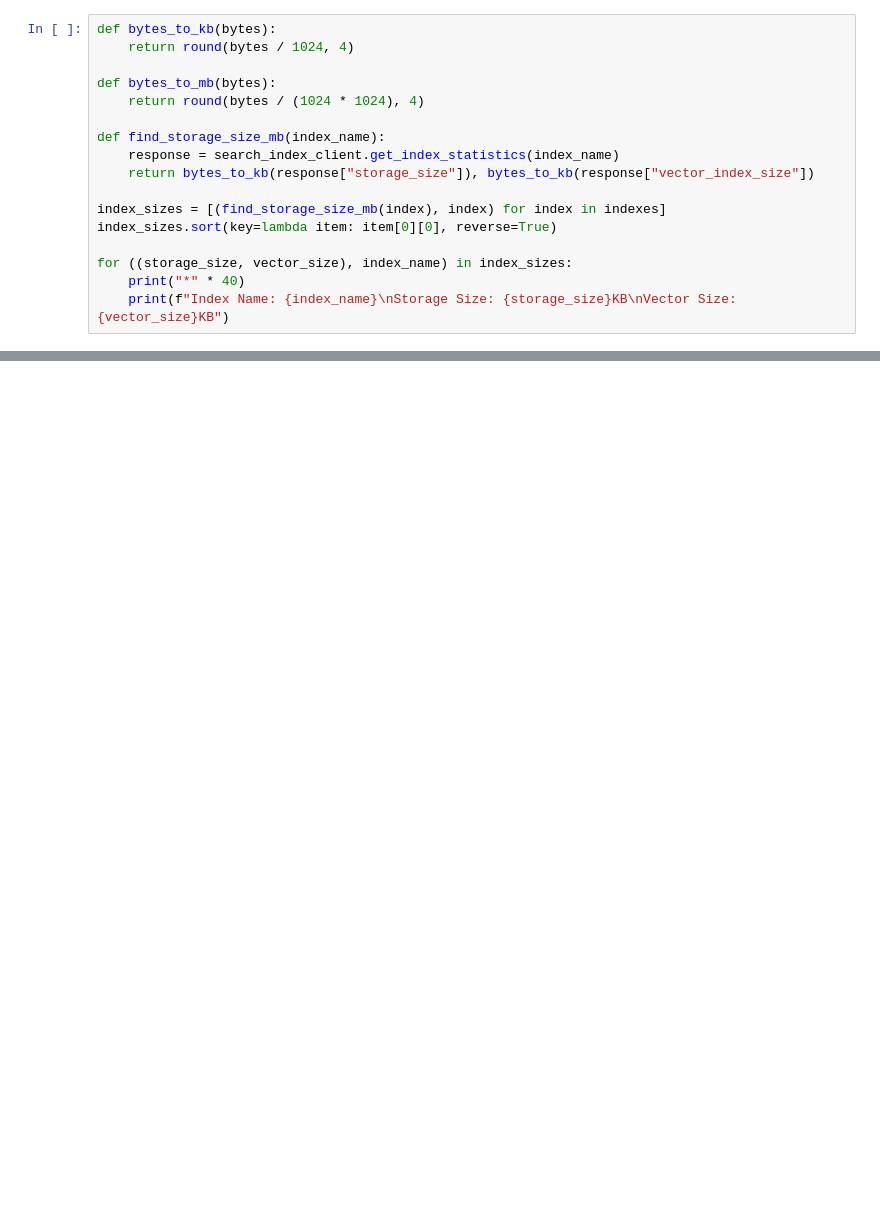
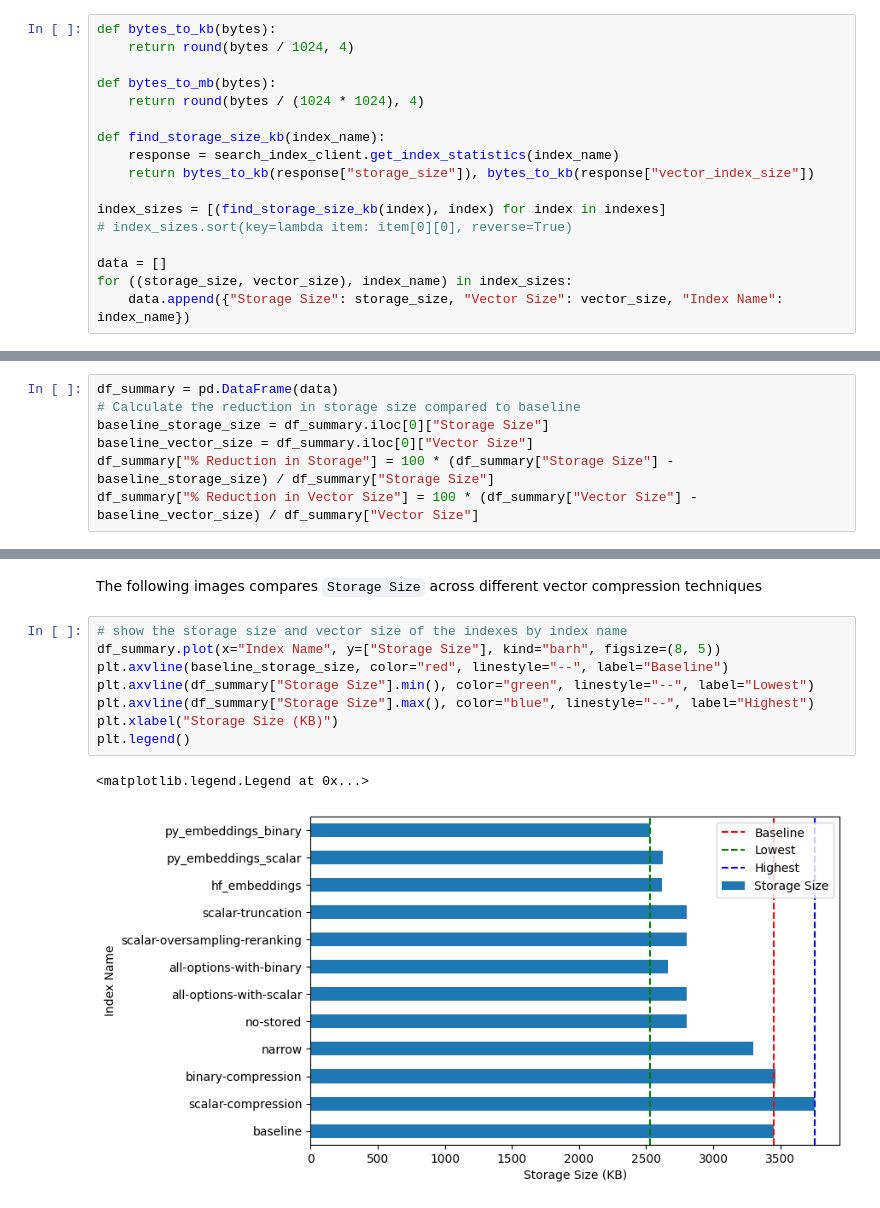
Before and after one commit to sriksmachi/vector-opt-ai-search, a Jupyter notebook: optimized_vector_embeddings.ipynb, the cells around one changed output, grey strips where cells are left out. Saved outputs shown, nothing was run; the diff lists cells and outputs as text; blank space fills up the shorter version.

```diff
--- a/optimized_vector_embeddings.ipynb
+++ b/optimized_vector_embeddings.ipynb
@@ -47,13 +53,13 @@ def bytes_to_kb(bytes):
 def bytes_to_mb(bytes):
     return round(bytes / (1024 * 1024), 4)
 
-def find_storage_size_mb(index_name):
+def find_storage_size_kb(index_name):
     response = search_index_client.get_index_statistics(index_name)
     return bytes_to_kb(response["storage_size"]), bytes_to_kb(response["vector_index_size"])
 
-index_sizes = [(find_storage_size_mb(index), index) for index in indexes]
-index_sizes.sort(key=lambda item: item[0][0], reverse=True)
+index_sizes = [(find_storage_size_kb(index), index) for index in indexes]
+# index_sizes.sort(key=lambda item: item[0][0], reverse=True)
 
+data = []
 for ((storage_size, vector_size), index_name) in index_sizes:
-    print("*" * 40)
-    print(f"Index Name: {index_name}\nStorage Size: {storage_size}KB\nVector Size: {vector_size}KB")
+    data.append({"Storage Size": storage_size, "Vector Size": vector_size, "Index Name": index_name})
@@ -64,0 +66,7 @@ Vector Size: 102.4023MB
+# %%
+df_summary = pd.DataFrame(data)
+# Calculate the reduction in storage size compared to baseline
+baseline_storage_size = df_summary.iloc[0]["Storage Size"]
+baseline_vector_size = df_summary.iloc[0]["Vector Size"]
+df_summary["% Reduction in Storage"] = 100 * (df_summary["Storage Size"] - baseline_storage_size) / df_summary["Storage Size"]
+df_summary["% Reduction in Vector Size"] = 100 * (df_summary["Vector Size"] - baseline_vector_size) / df_summary["Vector Size"]
@@ -64,0 +109,13 @@ Vector Size: 102.4023MB
+# %% [markdown]
+The following images compares `Storage Size` across different vector compression techniques
+# %%
+# show the storage size and vector size of the indexes by index name
+df_summary.plot(x="Index Name", y=["Storage Size"], kind="barh", figsize=(8, 5))
+plt.axvline(baseline_storage_size, color="red", linestyle="--", label="Baseline")
+plt.axvline(df_summary["Storage Size"].min(), color="green", linestyle="--", label="Lowest")
+plt.axvline(df_summary["Storage Size"].max(), color="blue", linestyle="--", label="Highest")
+plt.xlabel("Storage Size (KB)")
+plt.legend()
+# %% [output]
+<matplotlib.legend.Legend at 0x...>
+[figure, added]
```
Also changed, not shown: parts of 20 cells of this notebook, 2 other files.
